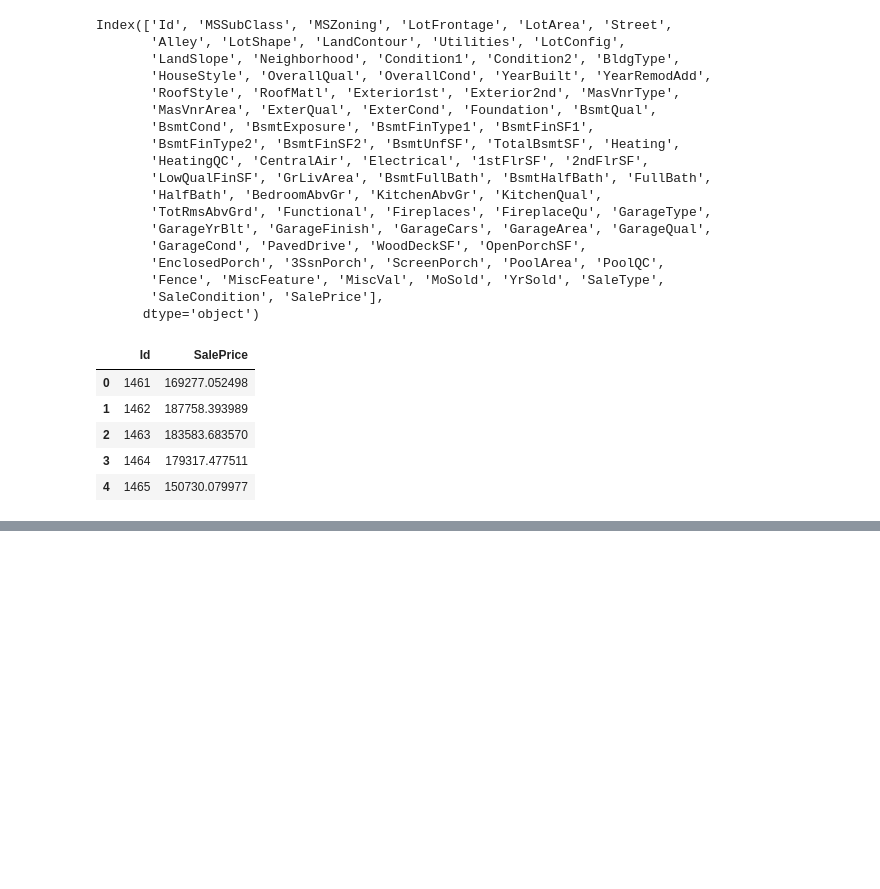
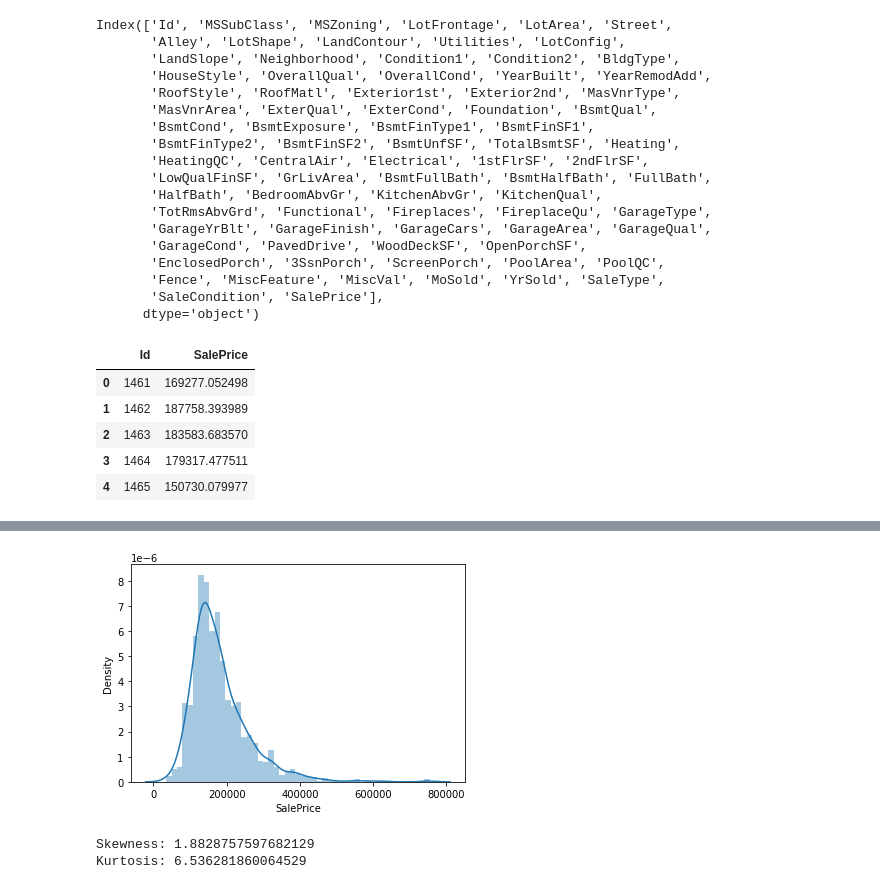
Before and after one commit to team-ida-winx-enchantix/house-price-regression, a Jupyter notebook: srcs/baseline.ipynb, the cells around one changed output, grey strips where cells are left out. Cells and saved outputs as stored; diff of their text form; code cells hidden in the pictures; blank space fills up the shorter version.

```diff
--- a/srcs/baseline.ipynb
+++ b/srcs/baseline.ipynb
@@ -91,0 +187,10 @@ sample_submission.head()
+# %%
+fig = sns.distplot(train_df['SalePrice'])
+# %% [output]
+[figure, added]
+# %%
+print(f"Skewness: {train_df['SalePrice'].skew()}")
+print(f"Kurtosis: {train_df['SalePrice'].kurt()}")
+# %% [output]
+Skewness: 1.8828757597682129
+Kurtosis: 6.536281860064529
```
Also changed, not shown: parts of 24 cells of this notebook.
